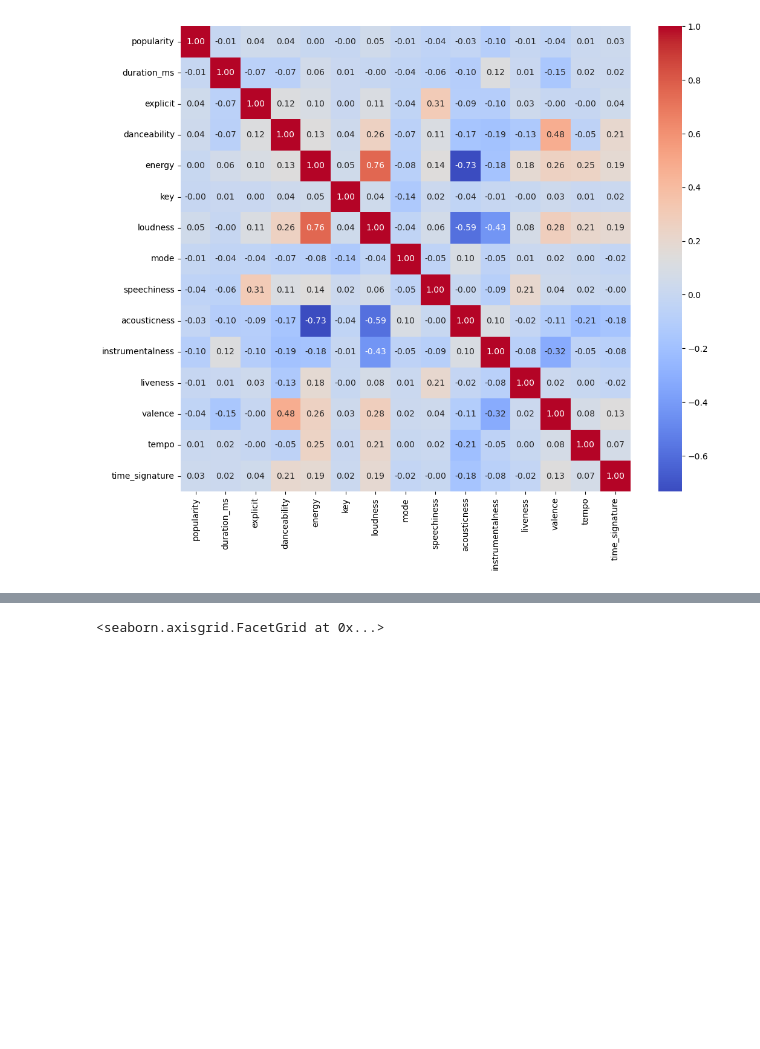
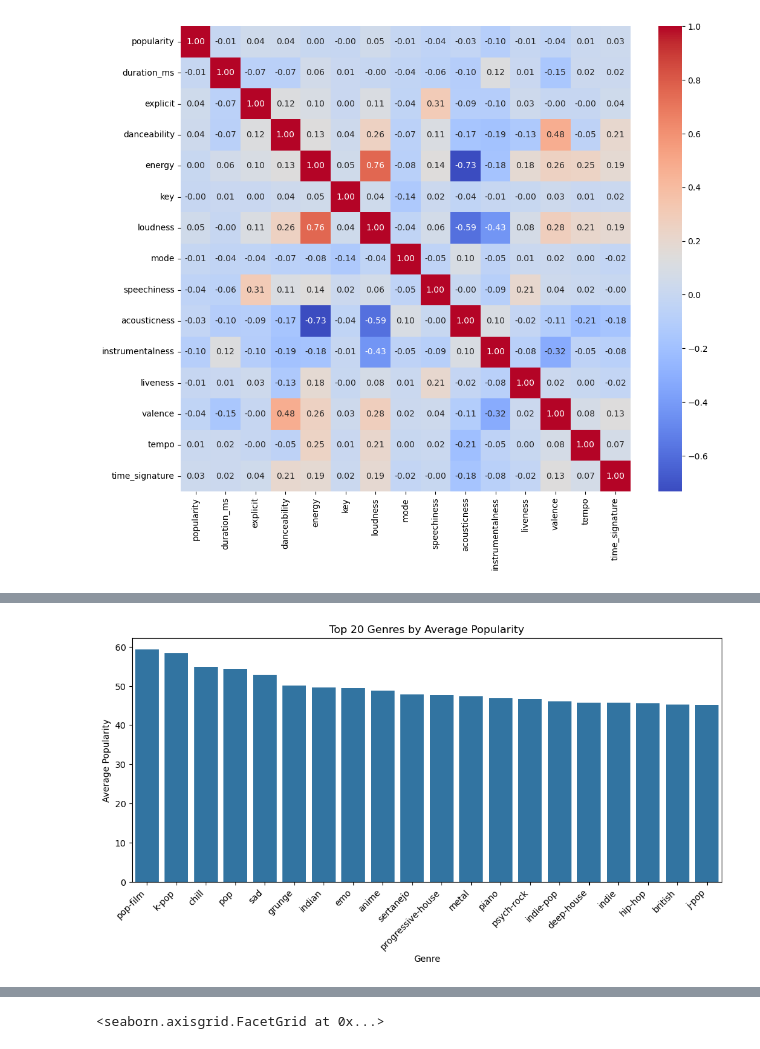
Before and after one commit to despertom/spotify-popularity-prediction, a Jupyter notebook: Project.ipynb, the cells around one changed output, grey strips where cells are left out. Cells and saved outputs as stored; diff of their text form; code cells hidden in the pictures; blank space fills up the shorter version.

```diff
--- a/Project.ipynb
+++ b/Project.ipynb
@@ -117,3 +127,22 @@ cleaned_df = cleaned_df.reset_index(drop=True)
+# %%
+# 2) Average popularity by genre
+genre_popularity = (
+    cleaned_df
+    .groupby("track_genre")["popularity"]
+    .mean()
+    .sort_values(ascending=False)
+    .head(20)
+)
+
+plt.figure(figsize=(12, 5))
+sns.barplot(x=genre_popularity.index, y=genre_popularity.values)
+plt.xticks(rotation=45, ha="right")
+plt.title("Top 20 Genres by Average Popularity")
+plt.xlabel("Genre")
+plt.ylabel("Average Popularity")
+plt.show()
+# %% [output]
+[figure, added]
 # %%
 # One hot encoding
 to_encode = ["mode", "key", "time_signature", "track_genre"]
```
Also changed, not shown: parts of 9 cells of this notebook.
